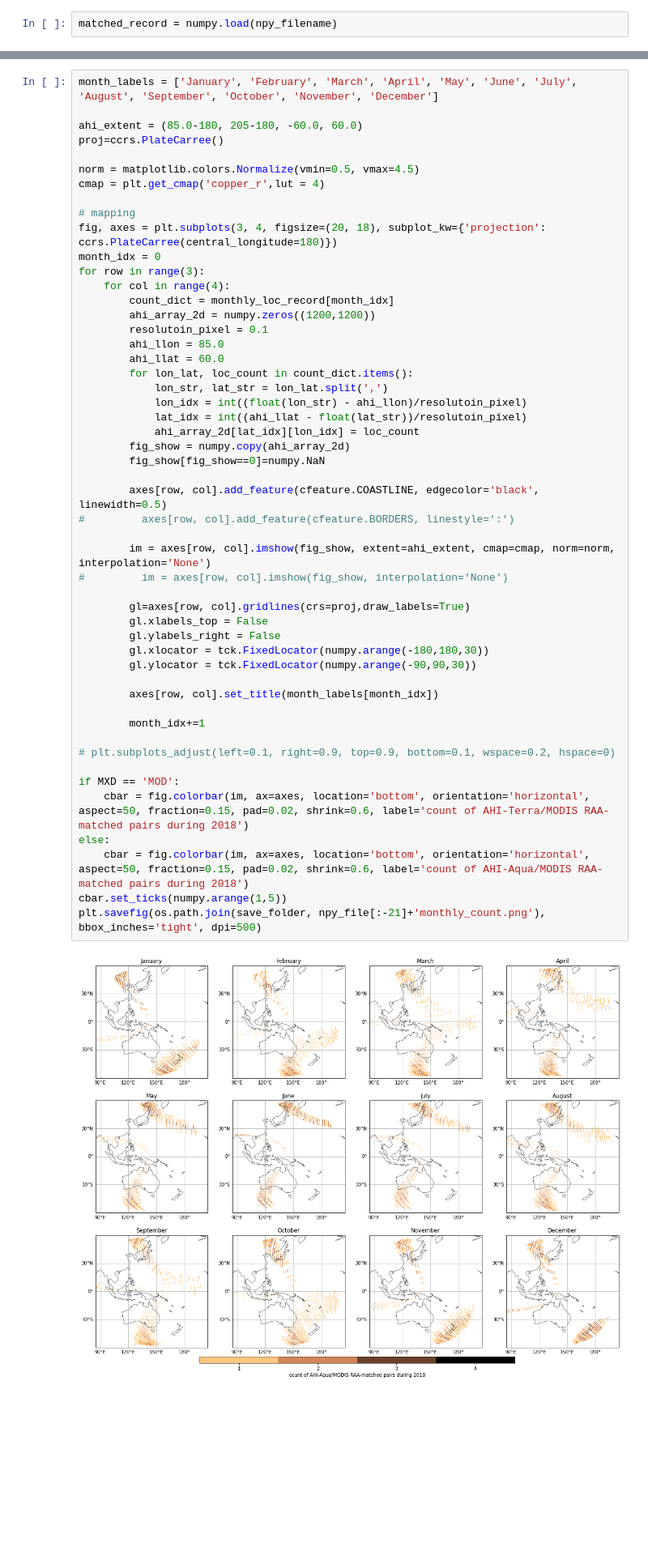
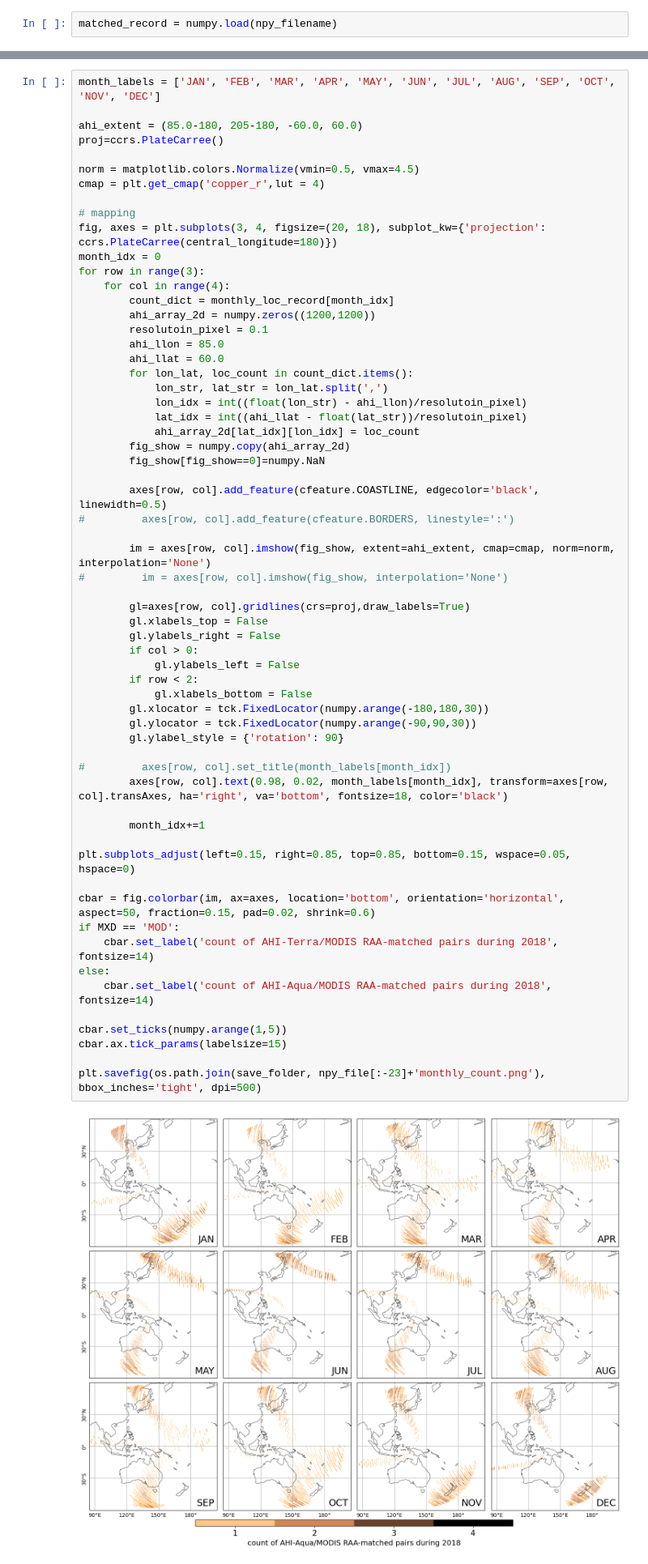
Before and after one commit to Bosh0113/MISR_AHI, a Jupyter notebook: Data_Screening/statistics/AHI-MODIS/03_MXD_only_RAA_display.ipynb, the cells around one changed output, grey strips where cells are left out. Shown at 81% size. Drawn from its saved outputs; the diff is of its cells as text; blank space fills up the shorter version.

```diff
--- a/Data_Screening/statistics/AHI-MODIS/03_MXD_only_RAA_display.ipynb
+++ b/Data_Screening/statistics/AHI-MODIS/03_MXD_only_RAA_display.ipynb
@@ -70,7 +70,7 @@ for mon_idx in range(1,13,1):
 #     with open(os.path.join(save_folder, npy_file[:-17]+'loc_count_' + month_str + '.txt'), 'w') as f:
 #         f.write(count_txt_str)
 # %%
-month_labels = ['January', 'February', 'March', 'April', 'May', 'June', 'July', 'August', 'September', 'October', 'November', 'December']
+month_labels = ['JAN', 'FEB', 'MAR', 'APR', 'MAY', 'JUN', 'JUL', 'AUG', 'SEP', 'OCT', 'NOV', 'DEC']
 
 ahi_extent = (85.0-180, 205-180, -60.0, 60.0)
 proj=ccrs.PlateCarree()
@@ -89,36 +89,46 @@ for row in range(3):
         ahi_llon = 85.0
         ahi_llat = 60.0
         for lon_lat, loc_count in count_dict.items():
             lon_str, lat_str = lon_lat.split(',')
             lon_idx = int((float(lon_str) - ahi_llon)/resolutoin_pixel)
             lat_idx = int((ahi_llat - float(lat_str))/resolutoin_pixel)
             ahi_array_2d[lat_idx][lon_idx] = loc_count
         fig_show = numpy.copy(ahi_array_2d)
         fig_show[fig_show==0]=numpy.NaN
 
         axes[row, col].add_feature(cfeature.COASTLINE, edgecolor='black', linewidth=0.5)
 #         axes[row, col].add_feature(cfeature.BORDERS, linestyle=':')
 
         im = axes[row, col].imshow(fig_show, extent=ahi_extent, cmap=cmap, norm=norm, interpolation='None')
 #         im = axes[row, col].imshow(fig_show, interpolation='None')
 
         gl=axes[row, col].gridlines(crs=proj,draw_labels=True)
         gl.xlabels_top = False
         gl.ylabels_right = False
+        if col > 0:
+            gl.ylabels_left = False
+        if row < 2:
+            gl.xlabels_bottom = False
         gl.xlocator = tck.FixedLocator(numpy.arange(-180,180,30))
         gl.ylocator = tck.FixedLocator(numpy.arange(-90,90,30))
+        gl.ylabel_style = {'rotation': 90}
 
-        axes[row, col].set_title(month_labels[month_idx])
+#         axes[row, col].set_title(month_labels[month_idx])
+        axes[row, col].text(0.98, 0.02, month_labels[month_idx], transform=axes[row, col].transAxes, ha='right', va='bottom', fontsize=18, color='black')
 
         month_idx+=1
 
-# plt.subplots_adjust(left=0.1, right=0.9, top=0.9, bottom=0.1, wspace=0.2, hspace=0)
+plt.subplots_adjust(left=0.15, right=0.85, top=0.85, bottom=0.15, wspace=0.05, hspace=0)
 
+cbar = fig.colorbar(im, ax=axes, location='bottom', orientation='horizontal', aspect=50, fraction=0.15, pad=0.02, shrink=0.6)
 if MXD == 'MOD':
-    cbar = fig.colorbar(im, ax=axes, location='bottom', orientation='horizontal', aspect=50, fraction=0.15, pad=0.02, shrink=0.6, label='count of AHI-Terra/MODIS RAA-matched pairs during 2018')
+    cbar.set_label('count of AHI-Terra/MODIS RAA-matched pairs during 2018', fontsize=14)
 else:
-    cbar = fig.colorbar(im, ax=axes, location='bottom', orientation='horizontal', aspect=50, fraction=0.15, pad=0.02, shrink=0.6, label='count of AHI-Aqua/MODIS RAA-matched pairs during 2018')
+    cbar.set_label('count of AHI-Aqua/MODIS RAA-matched pairs during 2018', fontsize=14)
+
 cbar.set_ticks(numpy.arange(1,5))
-plt.savefig(os.path.join(save_folder, npy_file[:-21]+'monthly_count.png'), bbox_inches='tight', dpi=500)
+cbar.ax.tick_params(labelsize=15)
+
+plt.savefig(os.path.join(save_folder, npy_file[:-23]+'monthly_count.png'), bbox_inches='tight', dpi=500)
 # %% [output]
-[figure, old version]
+[figure, new version]
```
Also changed, not shown: 4 other files.
